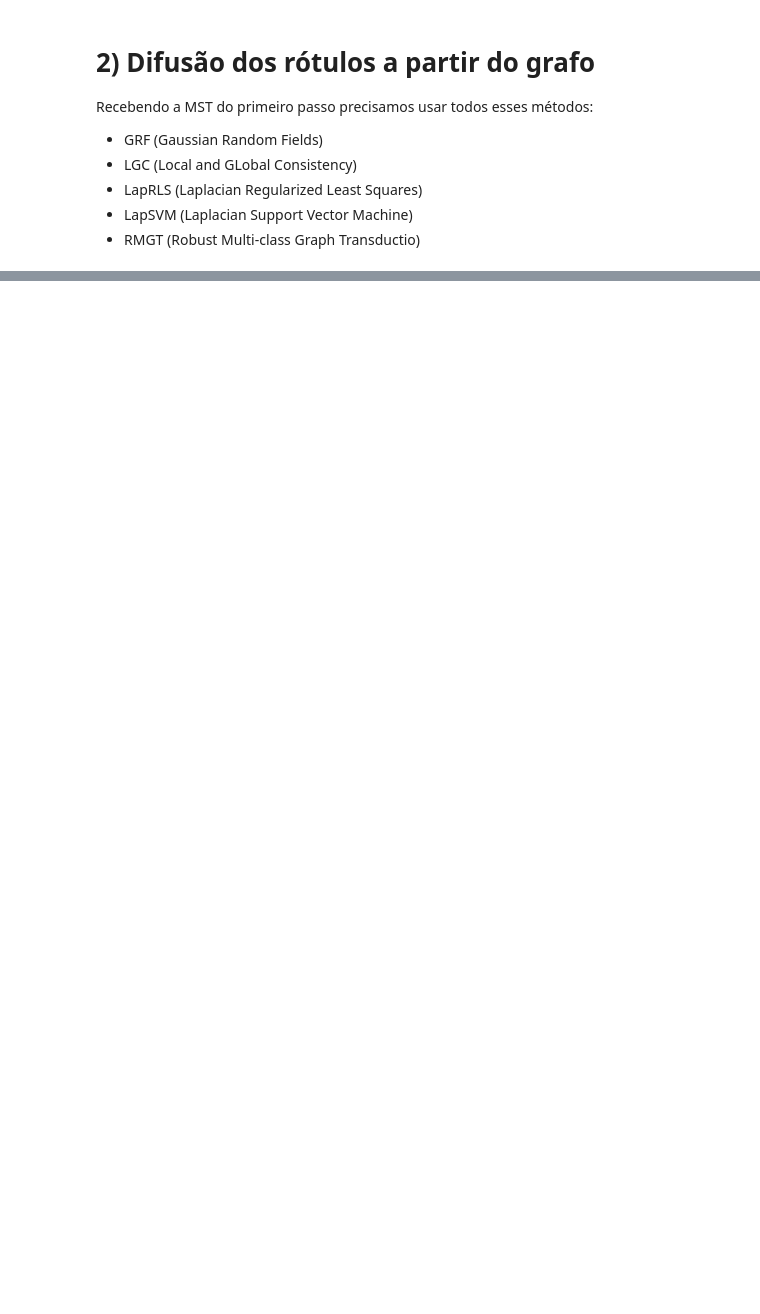
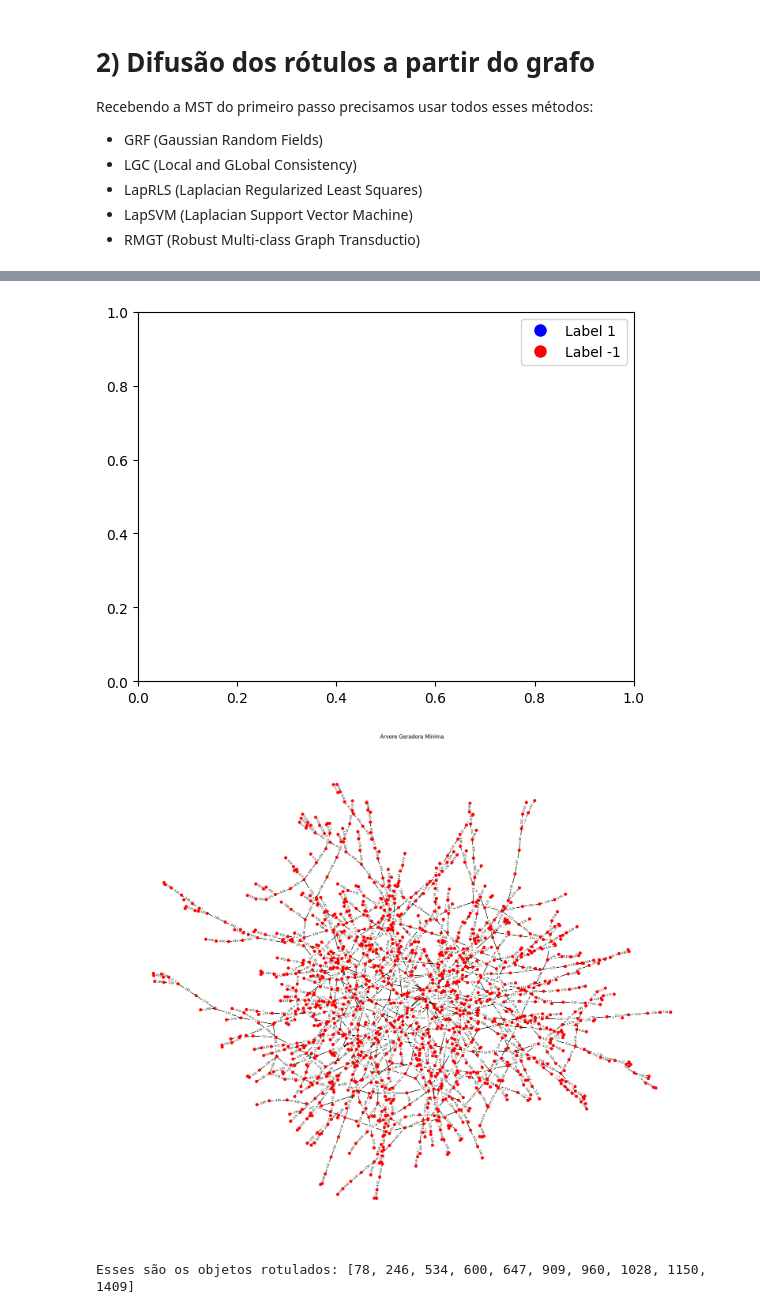
Before and after one commit to rnlobao/graph-construction-SSL, a Jupyter notebook: graph-construction-ssl.ipynb, the cells around one changed output, grey strips where cells are left out. Cells and saved outputs as stored; diff of their text form; code cells hidden in the pictures; blank space fills up the shorter version.

Commit message:
resultados parciais

```diff
--- a/graph-construction-ssl.ipynb
+++ b/graph-construction-ssl.ipynb
@@ -195,0 +173,15 @@ datasetWithLabelsAssigned.head()
+# %%
+def assign_labels_to_graph(graph, label_array, number_of_labels=10, assign_id=False):
+    labels = np.where(label_array == -1, 0, label_array)
+    random_nodes = np.random.choice(graph.nodes, number_of_labels, replace=False)
+    nx.set_node_attributes(graph, -1, 'label')
+    for node, label in zip(random_nodes, labels[random_nodes]):
+        graph.nodes[node]['label'] = label
+    if assign_id:
+        nx.set_node_attributes(graph, dict(zip(graph.nodes, range(len(graph.nodes)))), 'ID')
+    result_dict = {
+        'random_nodes': random_nodes,
+        'graph': graph,
+        'labels': labels[random_nodes]
+    }
+    return result_dict
@@ -195,0 +195,12 @@ datasetWithLabelsAssigned.head()
+# %%
+label_array = datasets['USPS']['target']
+resultado_rotulado = assign_labels_to_graph(mst, label_array, number_of_labels=10, assign_id=True)
+
+plotWeightedGraph(resultado_rotulado['graph'], alreadyWithLabels=True)
+
+random_nodes = sorted(resultado_rotulado['random_nodes'])
+print(f'Esses são os objetos rotulados: {random_nodes}')
+# %% [output]
+[figure, added]
+[figure, added]
+Esses são os objetos rotulados: [78, 246, 534, 600, 647, 909, 960, 1028, 1150, 1409]
```
Also changed, not shown: parts of 8 cells of this notebook, 5 other files.
